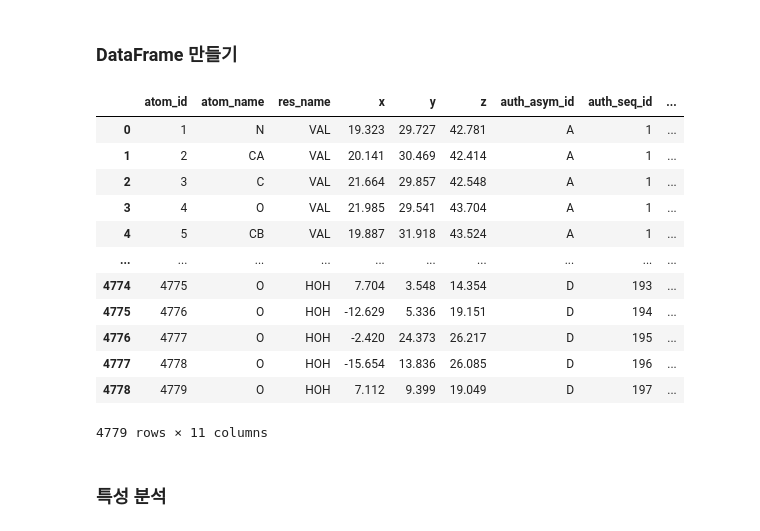
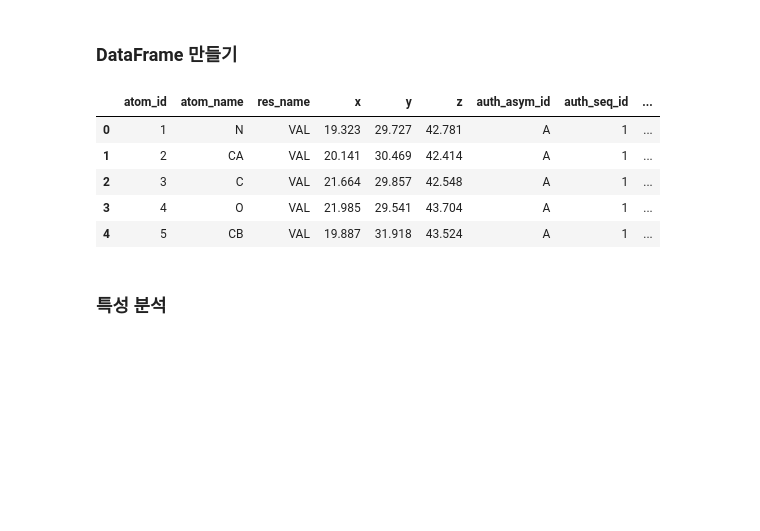
Before and after one commit to kbjung/Study, a Jupyter notebook: graduate_school/rcsb/test_xml_load.ipynb, the cells around one changed output. Saved outputs shown, nothing was run; the diff lists cells and outputs as text; code cells hidden in the pictures; blank space fills up the shorter version.

```diff
--- a/graduate_school/rcsb/test_xml_load.ipynb
+++ b/graduate_school/rcsb/test_xml_load.ipynb
@@ -26,11 +26,11 @@ from scipy.interpolate import griddata
 namespaces = {'PDBx': 'http://pdbml.pdb.org/schema/pdbx-v50.xsd'}
 
 # XML 파일 열기
-tree = ET.parse("C:/Users/kbjoo/Downloads/4hhb.xml")
+tree = ET.parse("C:/Users/kbjoo/Documents/Google_Drive/GitHub/Study/graduate_school/rcsb/raw_xml/4hhb.xml")
 root = tree.getroot()
 
 # 예: atom_site 항목 하나씩 순회
-for atom_site in root.findall('.//PDBx:atom_site', namespaces):
+for atom_site in root.findall('.//PDBx:atom_site', namespaces)[:5]:
     atom_id = atom_site.attrib.get('id')
     atom_name = atom_site.find('PDBx:auth_atom_id', namespaces).text
     res_name = atom_site.find('PDBx:auth_comp_id', namespaces).text
@@ -131,41 +119,34 @@ for atom_site in root.findall('.//PDBx:atom_site', namespaces):
     z_list.append(float(z))
 
     auth_asym_id_list.append(auth_asym_id)
     auth_seq_id_list.append(auth_seq_id)
     pdbx_PDB_model_num_list.append(pdbx_PDB_model_num)
     label_entity_id_list.append(label_entity_id)
     group_PDB_list.append(group_PDB)
 
 # DataFrame 생성
 df = pd.DataFrame({
     'atom_id': atom_id_list,
     'atom_name': atom_name_list,
     'res_name': res_name_list,
     'x': x_list,
     'y': y_list,
     'z': z_list,
     'auth_asym_id': auth_asym_id_list,
     'auth_seq_id': auth_seq_id_list,
     'pdbx_PDB_model_num': pdbx_PDB_model_num_list,
     'label_entity_id': label_entity_id_list,
     'group_PDB': group_PDB_list
 })
 
-df
+df.head()
 # %% [output]
 |  | atom_id | atom_name | res_name | x | y | z | auth_asym_id | auth_seq_id | ... |
 | 0 | 1 | N | VAL | 19.323 | 29.727 | 42.781 | A | 1 | ... |
 | 1 | 2 | CA | VAL | 20.141 | 30.469 | 42.414 | A | 1 | ... |
 | 2 | 3 | C | VAL | 21.664 | 29.857 | 42.548 | A | 1 | ... |
 | 3 | 4 | O | VAL | 21.985 | 29.541 | 43.704 | A | 1 | ... |
 | 4 | 5 | CB | VAL | 19.887 | 31.918 | 43.524 | A | 1 | ... |
-| ... | ... | ... | ... | ... | ... | ... | ... | ... | ... |
-| 4774 | 4775 | O | HOH | 7.704 | 3.548 | 14.354 | D | 193 | ... |
-| 4775 | 4776 | O | HOH | -12.629 | 5.336 | 19.151 | D | 194 | ... |
-| 4776 | 4777 | O | HOH | -2.420 | 24.373 | 26.217 | D | 195 | ... |
-| 4777 | 4778 | O | HOH | -15.654 | 13.836 | 26.085 | D | 196 | ... |
-| 4778 | 4779 | O | HOH | 7.112 | 9.399 | 19.049 | D | 197 | ... |
-4779 rows × 11 columns
 # %% [markdown]
 ### 특성 분석
 # %%
```
Also changed, not shown: parts of 1 cell of this notebook.
